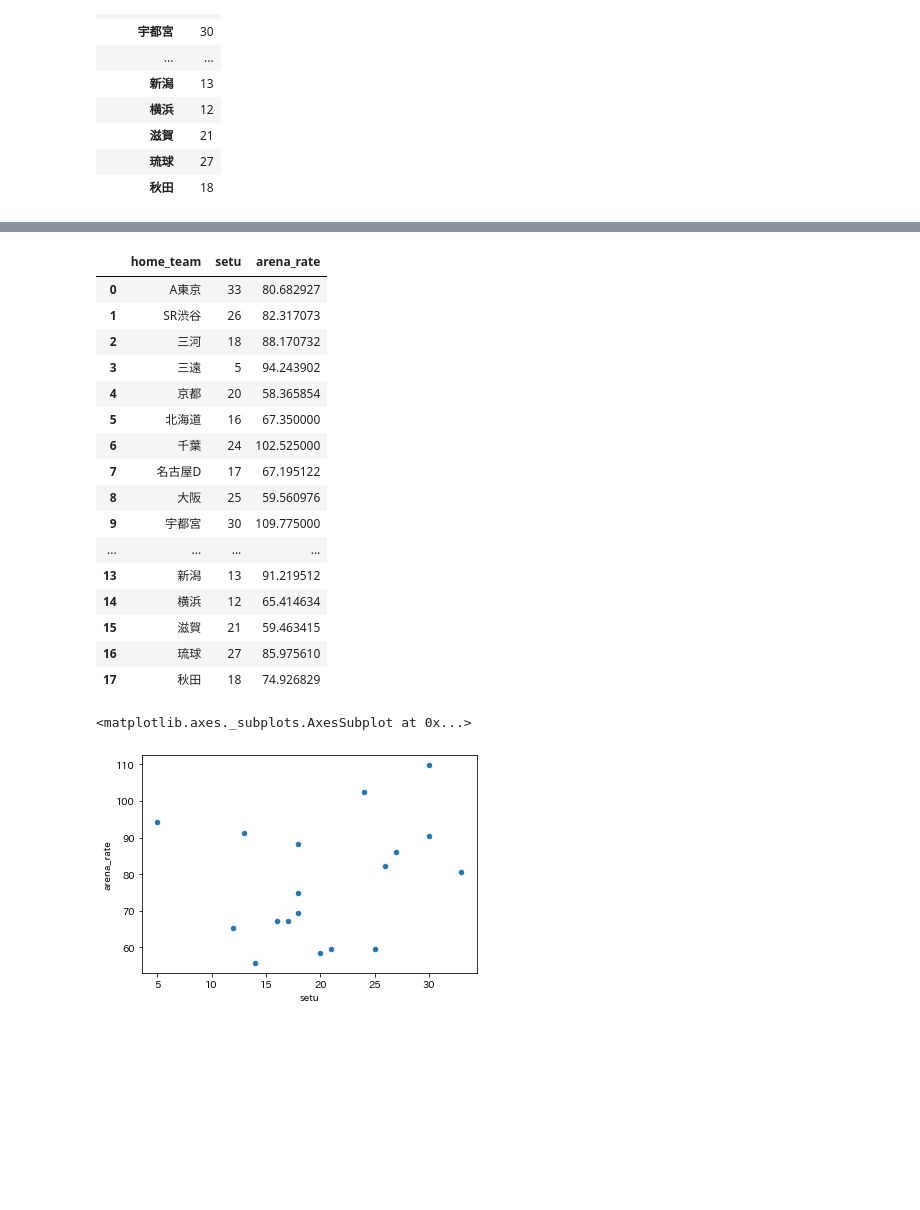
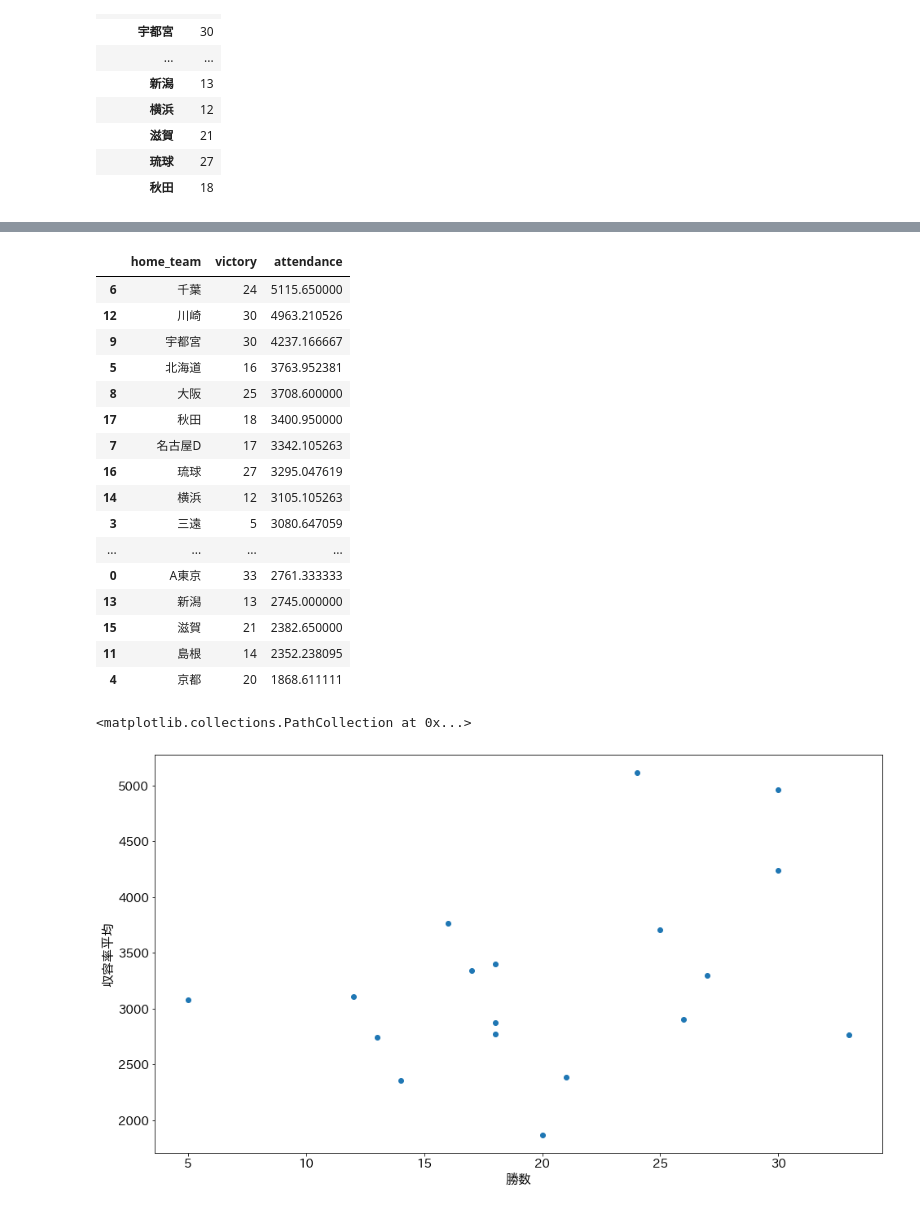
Before and after one commit to hikarut/Data-Science, a Jupyter notebook: notebooks/bleague/attendance/analytics.ipynb, the cells around one changed output, grey strips where cells are left out. Cells and saved outputs as stored; diff of their text form; code cells hidden in the pictures; blank space fills up the shorter version.

```diff
--- a/notebooks/bleague/attendance/analytics.ipynb
+++ b/notebooks/bleague/attendance/analytics.ipynb
@@ -73,6 +76,9 @@ win_count[['setu']]
 | 秋田 | 18 |
 # %%
 # arena_rate = b1.groupby('home_team').mean()['arena_rate']
-arena_rate = b1.groupby('home_team').mean()
-arena_rate[['arena_rate']]
+# arena_rate = b1.groupby('home_team').mean()
+# arena_rate = b1[b1['home_away'] == 'home'].groupby('home_team').mean()
+arena_rate = b1[(b1['home_away'] == 'home') & (b1['attendance'] != 0)].groupby('home_team').mean()
+# arena_rate[['arena_rate']]
+arena_rate[['attendance']]
 # %% [output]
@@ -97,36 +103,42 @@ arena_rate[['arena_rate']]
 # %%
-output = pd.merge(win_count[['setu']], arena_rate[['arena_rate']], how="inner" ,on="home_team")
+# output = pd.merge(win_count[['setu']], arena_rate[['arena_rate']], how="inner" ,on="home_team")
+output = pd.merge(win_count[['setu']], arena_rate[['attendance']], how="inner" ,on="home_team")
 # output
 
-output2 = output.reset_index()
-output2
+output2 = output.reset_index().rename(columns={'setu': 'victory'})
+output2.sort_values('attendance', ascending=False)
 # %% [output]
-|  | home_team | setu | arena_rate |
-| 0 | A東京 | 33 | 80.682927 |
-| 1 | SR渋谷 | 26 | 82.317073 |
-| 2 | 三河 | 18 | 88.170732 |
-| 3 | 三遠 | 5 | 94.243902 |
-| 4 | 京都 | 20 | 58.365854 |
-| 5 | 北海道 | 16 | 67.350000 |
-| 6 | 千葉 | 24 | 102.525000 |
-| 7 | 名古屋D | 17 | 67.195122 |
-| 8 | 大阪 | 25 | 59.560976 |
-| 9 | 宇都宮 | 30 | 109.775000 |
+|  | home_team | victory | attendance |
+| 6 | 千葉 | 24 | 5115.650000 |
+| 12 | 川崎 | 30 | 4963.210526 |
+| 9 | 宇都宮 | 30 | 4237.166667 |
+| 5 | 北海道 | 16 | 3763.952381 |
+| 8 | 大阪 | 25 | 3708.600000 |
+| 17 | 秋田 | 18 | 3400.950000 |
+| 7 | 名古屋D | 17 | 3342.105263 |
+| 16 | 琉球 | 27 | 3295.047619 |
+| 14 | 横浜 | 12 | 3105.105263 |
+| 3 | 三遠 | 5 | 3080.647059 |
 | ... | ... | ... | ... |
-| 13 | 新潟 | 13 | 91.219512 |
-| 14 | 横浜 | 12 | 65.414634 |
-| 15 | 滋賀 | 21 | 59.463415 |
-| 16 | 琉球 | 27 | 85.975610 |
-| 17 | 秋田 | 18 | 74.926829 |
+| 0 | A東京 | 33 | 2761.333333 |
+| 13 | 新潟 | 13 | 2745.000000 |
+| 15 | 滋賀 | 21 | 2382.650000 |
+| 11 | 島根 | 14 | 2352.238095 |
+| 4 | 京都 | 20 | 1868.611111 |
 # %%
 import japanize_matplotlib
 import matplotlib.pyplot as plt
 
-output.plot.scatter(x='setu', y='arena_rate', style='home_team')
-# plt.scatter(x=output['setu'], y=output['arena_rate'])
+fig, ax = plt.subplots(figsize=(16, 9))
+plt.xlabel("勝数", fontsize=16) # x軸ラベル
+plt.ylabel("収容率平均", fontsize=16) # y軸ラベル
+
+# output.plot.scatter(x='setu', y='arena_rate', style='home_team')
+# plt.scatter(x=output2['victory'], y=output2['arena_rate'])
+plt.scatter(x=output2['victory'], y=output2['attendance'])
 # plt.plot(output['setu'], output['arena_rate'], marker='.')
 # %% [output]
-<matplotlib.axes._subplots.AxesSubplot at 0x...>
+<matplotlib.collections.PathCollection at 0x...>
-[figure, old version]
+[figure, new version]
 # %%
 import seaborn as sns
```
Also changed, not shown: parts of 9 cells of this notebook, 1 other file.
